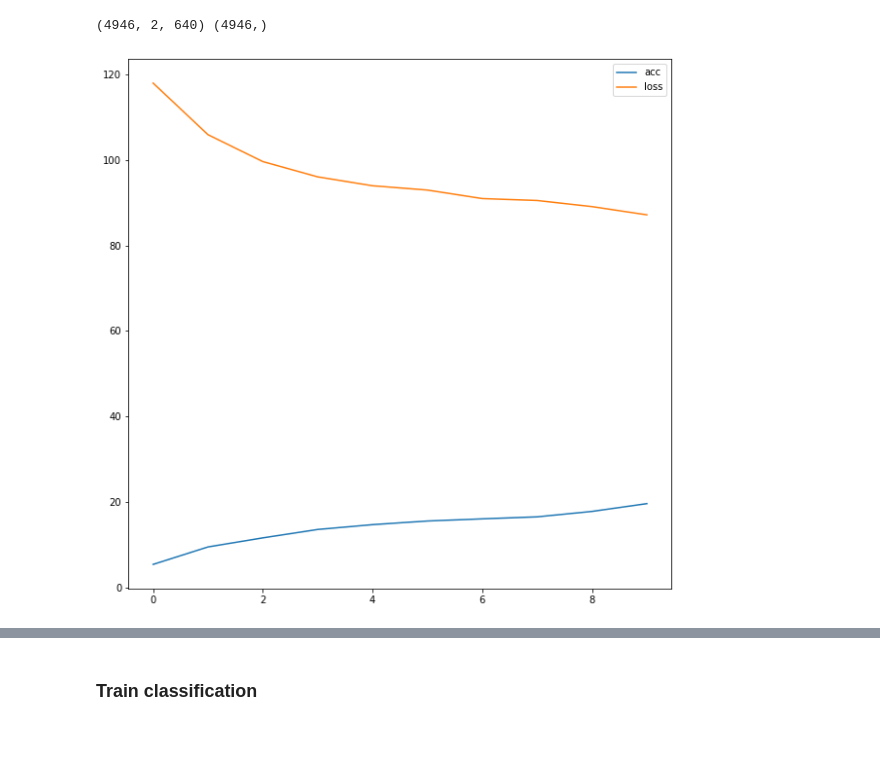
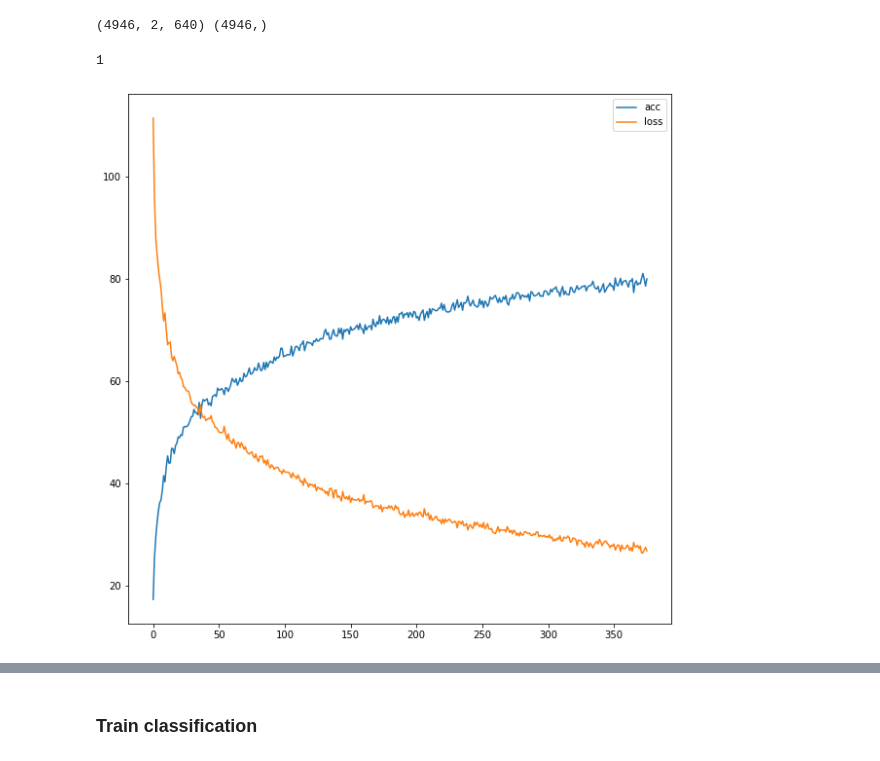
Before and after one commit to nutapol97/ssl-for-mi, a Jupyter notebook: contrast_modified.ipynb, the cells around one changed output, grey strips where cells are left out. Cells and saved outputs as stored; diff of their text form; code cells hidden in the pictures.

```diff
--- a/contrast_modified.ipynb
+++ b/contrast_modified.ipynb
@@ -420,9 +420,9 @@ class ResNet(nn.Module):
         # self.layer5 = self._make_layer(block, self.inplanes, layers[4], stride=2)
         self.bn_final = nn.BatchNorm1d(96*2)
         self.avgpool = nn.AdaptiveAvgPool1d(2)
-        self.fc1 = nn.Linear(384,716)  # FIXED 716 t 512
-        self.bn3 = nn.BatchNorm1d(716)
-        self.fc2 = nn.Linear(716, 192)
+        self.fc1 = nn.Linear(384,384)  # FIXED 716 t 512
+        self.bn3 = nn.BatchNorm1d(384)
+        self.fc2 = nn.Linear(384, 192)
         self.bn4 = nn.BatchNorm1d(192)
         self.fc3 = nn.Linear(192, 2)
         self.softmax = nn.Softmax(1)
@@ -916,7 +916,7 @@ batch_size = 512
 
 optimizer = torch.optim.SGD(net.parameters(), lr=0.1 * (batch_size / 64), momentum=0.9, weight_decay=0.00001)
 
-epochs = 10
+epochs = 1500
 lr_schduler = CosineAnnealingLR(optimizer, T_max=epochs - 10, eta_min=0.05)#default =0.07
 scheduler_warmup = GradualWarmupScheduler(optimizer, multiplier=1, total_epoch=10, after_scheduler=lr_schduler)
 optimizer.zero_grad()
@@ -970,6 +970,10 @@ def do_plot_acc_loss(acc, loss):
     #plt.title('loss {}'.format(iter))
     plt.legend()
     plt.show()
+# %%
+print(1)
+# %% [output]
+1
 # %%
 from IPython.display import clear_output
 acc =[]
@@ -997,7 +1001,7 @@ for epoch in range(epochs):
                 trans1[i] = t1.reshape(2,X.shape[2])
             #print("trans1 shape : {}".format(trans1))
             for i in range(X.shape[0]):
-                t2 = transform(X[i], 'permute')
+                t2 = transform(X[i], 'crop_resize')
 
                 #print("t2 shape : {}".format(t2.shape))
                 trans2[i] = t2.reshape(2,X.shape[2])
@@ -1014,31 +1018,31 @@ for epoch in range(epochs):
             _, log_p = torch.max(log_con.data,1)
             evaluation.append((log_p == lab_con).tolist())
             l.backward()
             optimizer.step()
             loss_sum += l
             iter += 1
             pbar.set_description("Epoch %d, loss = %.2f" % (epoch, l.data))
             pbar.update(1)
         err = l.data
     evaluation = [item for sublist in evaluation for item in sublist]
 
 
     train_acc = sum(evaluation) / len(evaluation)
     error = 1 - train_acc
     current_lr = optimizer.param_groups[0]['lr']
 
     clear_output(wait=True)
 
     acc.append(train_acc*100)
     loss_train.append(loss_sum.data.cpu())
     #print(acc)
     #print(loss_train)
     do_plot_acc_loss(acc, loss_train)
     print("Epoch:", epoch,"lr?:", current_lr, "error:", error, " train_loss =", loss_sum.data, "Acc =",train_acc*100)
     #do_plot(loss_sum.data, error)
     scheduler_warmup.step()
     state = {"state_dict": net.state_dict(), "epoch": epoch}
     save_ckpt(state, best_err > error, model_save_dir)
     best_err = min(best_err, error)
 # %% [output]
-[figure, old version]
+[figure, new version]
```
Also changed, not shown: parts of 9 cells of this notebook, 20 other files.
